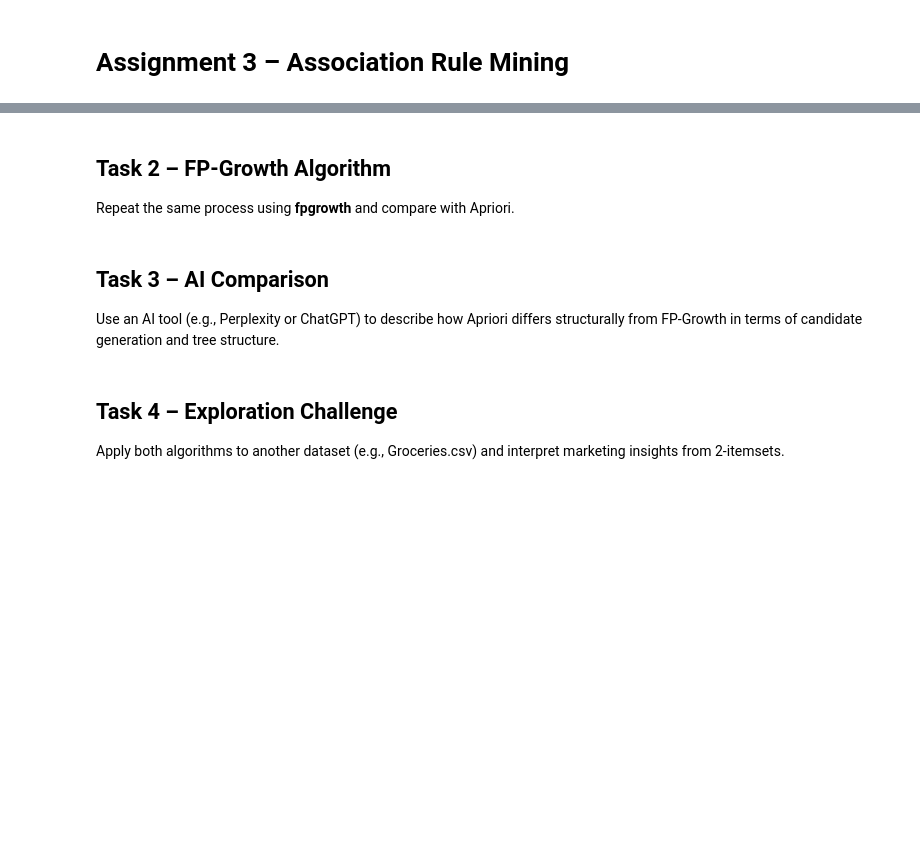
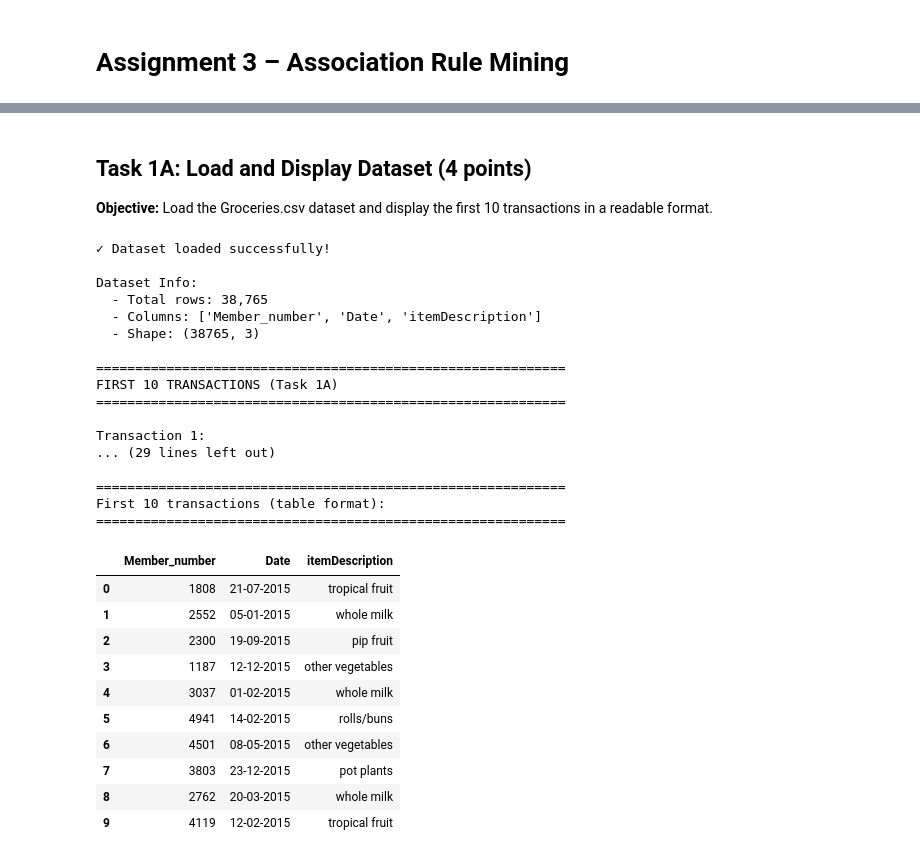
Before and after one commit to Buffden/data-mining-project-3, a Jupyter notebook: Assignment3_Apriori_FP_Growth.ipynb, the cells around one changed output, grey strips where cells are left out. Cells and saved outputs as stored; diff of their text form; code cells hidden in the pictures; blank space fills up the shorter version.

```diff
--- a/Assignment3_Apriori_FP_Growth.ipynb
+++ b/Assignment3_Apriori_FP_Growth.ipynb
@@ -38,3 +77,0 @@ plt.show()
-# %% [markdown]
-## Task 2 – FP-Growth Algorithm
-Repeat the same process using **fpgrowth** and compare with Apriori.
@@ -59,6 +78,66 @@ rules_fp.head()
-# %% [markdown]
-## Task 3 – AI Comparison
-Use an AI tool (e.g., Perplexity or ChatGPT) to describe how Apriori differs structurally from FP-Growth in terms of candidate generation and tree structure.
-# %% [markdown]
-## Task 4 – Exploration Challenge
-Apply both algorithms to another dataset (e.g., Groceries.csv) and interpret marketing insights from 2-itemsets.
+# %% [markdown]
+## Task 1A: Load and Display Dataset (4 points)
+
+**Objective:** Load the Groceries.csv dataset and display the first 10 transactions in a readable format.
+# %%
+# Task 1A: Load and display the dataset
+import pandas as pd
+
+# Load Groceries.csv from datasets folder
+dataset_path = os.path.join('datasets', 'Groceries.csv')
+
+if not os.path.exists(dataset_path):
+    raise FileNotFoundError(f"Dataset not found at {dataset_path}. Please run Step 0 (download cell) first.")
+
+df = pd.read_csv(dataset_path)
+print(f"✓ Dataset loaded successfully!")
+print(f"\nDataset Info:")
+print(f"  - Total rows: {len(df):,}")
+print(f"  - Columns: {list(df.columns)}")
+print(f"  - Shape: {df.shape}")
+
+# Display first 10 transactions in readable format
+print("\n" + "=" * 60)
+print("FIRST 10 TRANSACTIONS (Task 1A)")
+print("=" * 60)
+print()
+
+for idx, row in df.head(10).iterrows():
+    print(f"Transaction {idx + 1}:")
+    print(f"  {row.to_dict()}")
+    print()
+
+# Also display as a table
+print("\n" + "=" * 60)
+print("First 10 transactions (table format):")
+print("=" * 60)
+df.head(10)
+# %% [output]
+✓ Dataset loaded successfully!
+
+Dataset Info:
+  - Total rows: 38,765
+  - Columns: ['Member_number', 'Date', 'itemDescription']
+  - Shape: (38765, 3)
+
+============================================================
+FIRST 10 TRANSACTIONS (Task 1A)
+============================================================
+
+Transaction 1:
+... (29 lines left out)
+
+============================================================
+First 10 transactions (table format):
+============================================================
+|  | Member_number | Date | itemDescription |
+| 0 | 1808 | 21-07-2015 | tropical fruit |
+| 1 | 2552 | 05-01-2015 | whole milk |
+| 2 | 2300 | 19-09-2015 | pip fruit |
+| 3 | 1187 | 12-12-2015 | other vegetables |
+| 4 | 3037 | 01-02-2015 | whole milk |
+| 5 | 4941 | 14-02-2015 | rolls/buns |
+| 6 | 4501 | 08-05-2015 | other vegetables |
+| 7 | 3803 | 23-12-2015 | pot plants |
+| 8 | 2762 | 20-03-2015 | whole milk |
+| 9 | 4119 | 12-02-2015 | tropical fruit |
```
Also changed, not shown: parts of 12 cells of this notebook, 6 other files.
